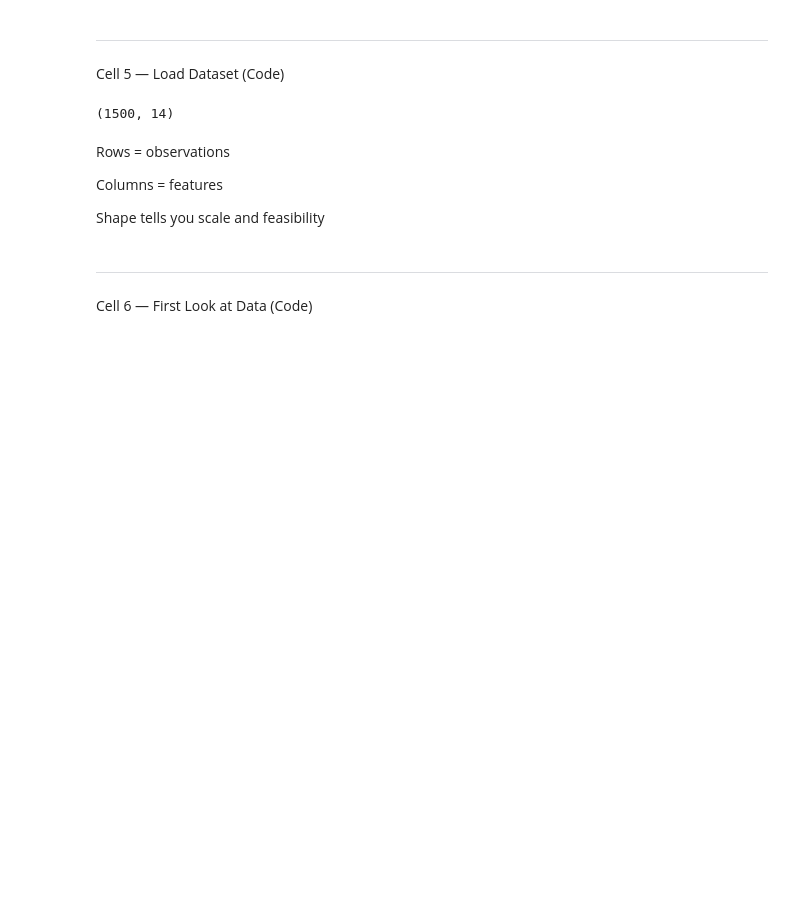
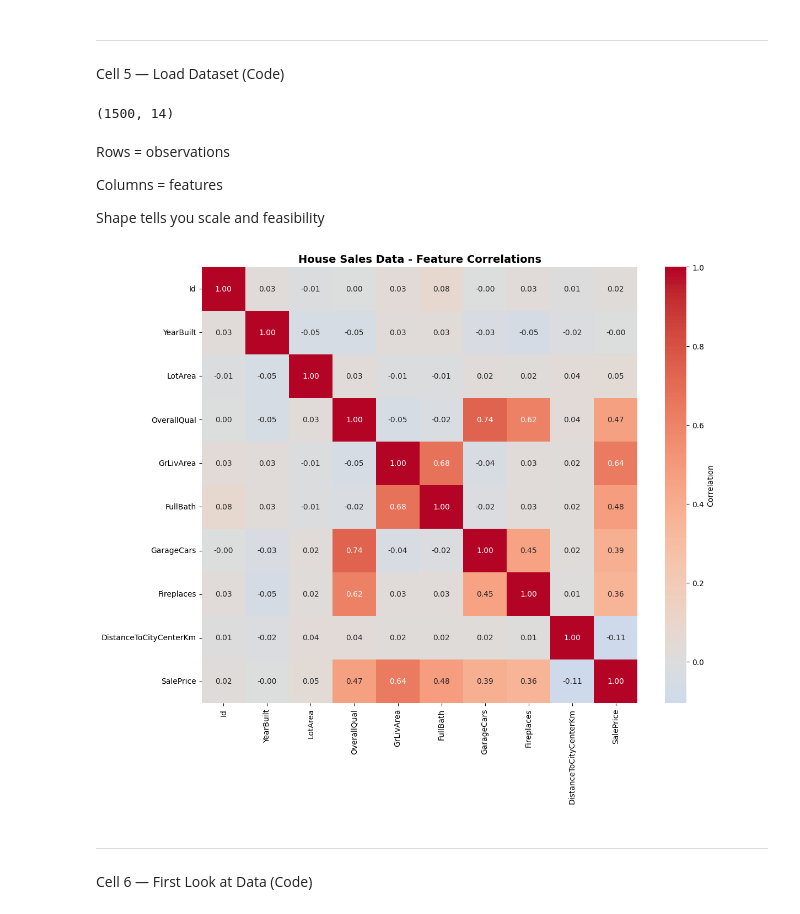
Before and after one commit to aelnahal10/House-Sales, a Jupyter notebook: Session1.ipynb, the cells around one changed output. Drawn from its saved outputs; the diff is of its cells as text; code cells hidden in the pictures; blank space fills up the shorter version.

```diff
--- a/Session1.ipynb
+++ b/Session1.ipynb
@@ -343,6 +344,30 @@ Rows = observations
 Columns = features
 
 Shape tells you scale and feasibility
+# %%
+import matplotlib.pyplot as plt
+import seaborn as sns
+
+# Select only numeric columns for correlation
+numeric_df = df.select_dtypes(include=['float64', 'int64'])
+
+# Create figure
+plt.figure(figsize=(12, 10))
+
+# Create heatmap
+sns.heatmap(numeric_df.corr(),
+            annot=True,           # Show correlation values
+            fmt='.2f',            # Format to 2 decimals
+            cmap='coolwarm',      # Color scheme
+            center=0,             # Center colormap at 0
+            square=True,          # Make cells square
+            cbar_kws={'label': 'Correlation'})
+
+plt.title('House Sales Data - Feature Correlations', fontsize=14, fontweight='bold')
+plt.tight_layout()
+plt.show()
+# %% [output]
+[figure, added]
 # %% [markdown]
 ---------------------------------------------------------------------------------------------------------------------------------------
 # %% [markdown]
```
Also changed, not shown: parts of 3 cells of this notebook.
